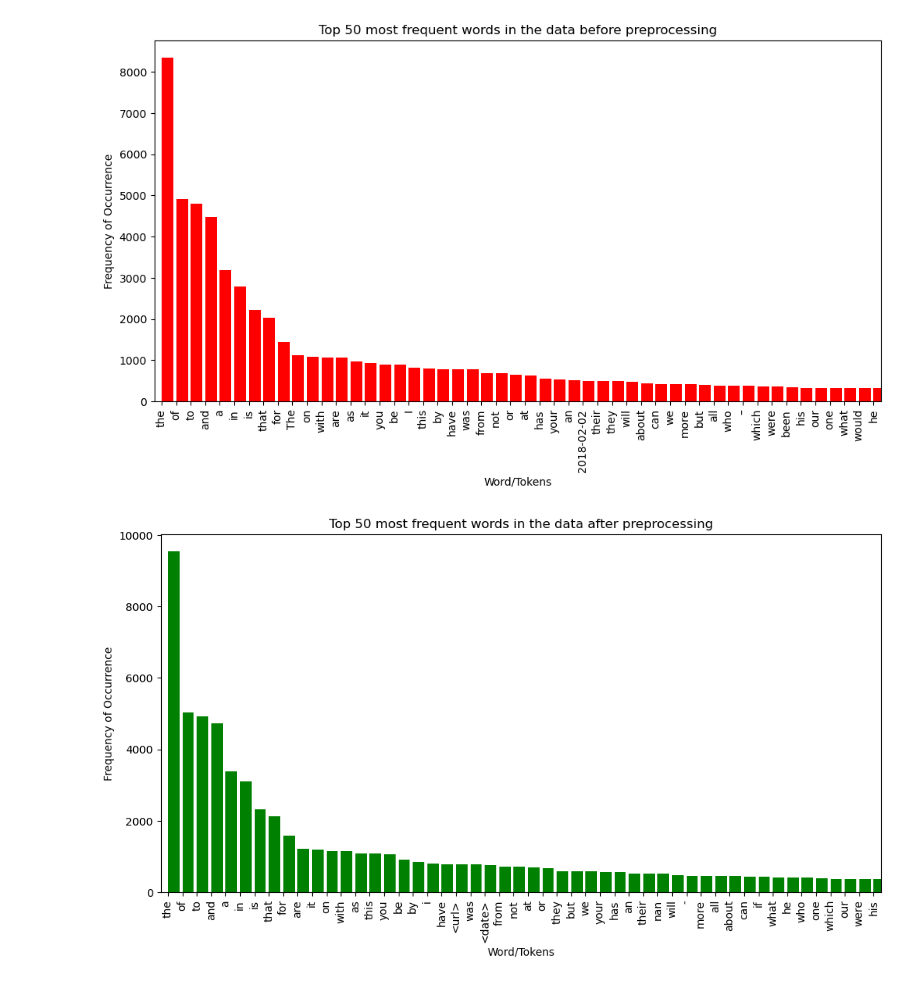
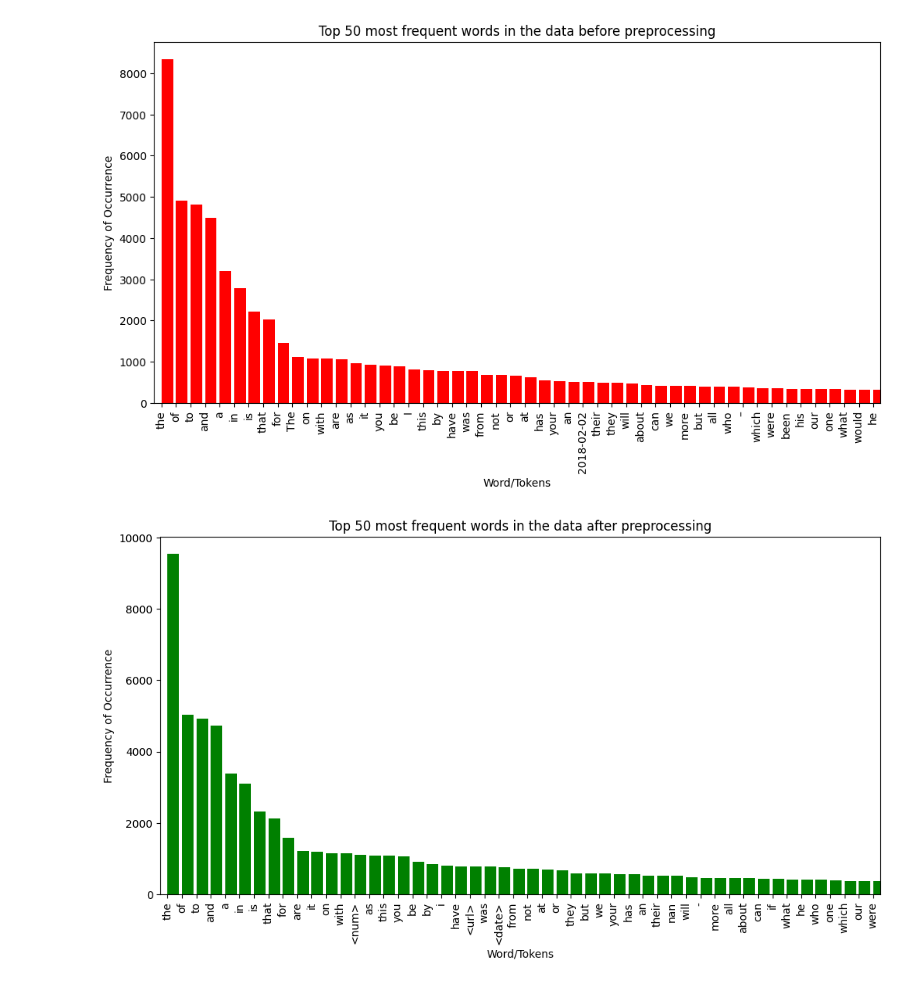
Before and after one commit to twentytwentycph/dataScienceEksamen, a Jupyter notebook: Task_1.ipynb, the cells around one changed output. Drawn from its saved outputs; the diff is of its cells as text; code cells hidden in the pictures.

```diff
--- a/Task_1.ipynb
+++ b/Task_1.ipynb
@@ -25,11 +25,13 @@ def cleaner_text(df):
                           r'(\d{4}-\d{2}-\d{2})|'                                        # YYYY-MM-DD
                           r'((january|february|march|april|june|july|august|september|'  # <Month> DD YYYY
                           r'october|november|december) \d{2}, \d{4})', re.IGNORECASE)    # Ignore capitalization
+    number_pattern = re.compile(r'(\d+(?:,\d{3})*(?:\.\d+)?)')
     for col in df.columns: # Loop over all columns in the DataFrame
         if df[col].dtype == 'O': # Check if the column is a string (i.e., object or string dtype)
             df[col] = df[col].str.replace(r'\s+', ' ', regex=True) # Remove multiple whitespaces, tabs, and newlines
             df[col] = df[col].str.replace(url_pattern, '<URL>')    # Replace URLs with <URL>
             df[col] = df[col].str.replace(date_pattern, '<DATE>')  # Replace dates with <DATE>
+            df[col] = df[col].str.replace(number_pattern, '<NUM>') # Replace numbers with <NUMBER>
             df[col] = df[col].apply(cleantext.clean)               # Clean the text using the clean function
     return df # Return the cleaned DataFrame
 
@@ -122,7 +121,7 @@ def removeStopwords(stopwords, df):
             # remove stopwords from the text in each column of the DataFrame using the apply function and lambda expression
             df_WIP[col] = df_WIP[col].apply(lambda x: ' '.join([word for word in x.split() if word not in stopwords]))
     return df_WIP
-nostopword_df = removeStopwords(topstopword_list, postDf) # Read the data without stopwords into a DataFrame
+nostopword_df = removeStopwords(topstopword_list + botstopword_list, postDf) # Read the data without stopwords into a DataFrame
 
 nostopword_list = list(nostopword_df.apply(lambda x: ' '.join(x.dropna().astype(str)), axis=1).values)
 
@@ -154,7 +153,6 @@ def plot(words, title, colors, max_words):
     ax.set_xlim(-0.5, len(top_words) - 0.5) # add a gap at the beginning and end
     plt.title(title)
     plt.show()
-
 ### DF info ###
 print('\n### Unique words in the data before and after preprocessing ###\n')
 print('Unique words before preprocessing: ', word_info(preDf, 'ints')) # 31808
@@ -190,2 +188,2 @@ plot(word_info(nostopword_df, 'words'), 'Top 50 most frequent words in the data
-[figure, old version]
+[figure, new version]
-[figure, old version]
+[figure, new version]
```
Also changed, not shown: parts of 2 cells of this notebook.
